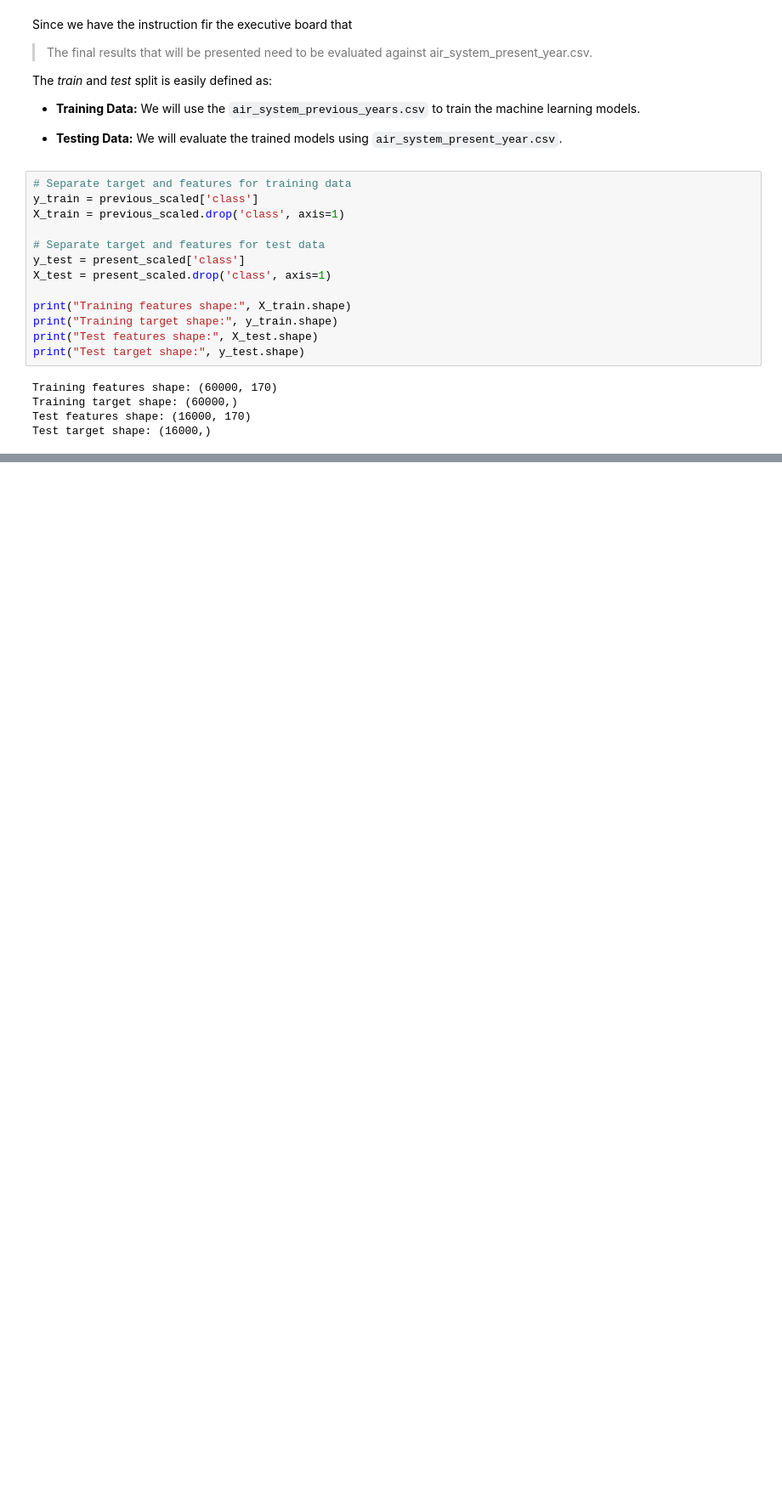
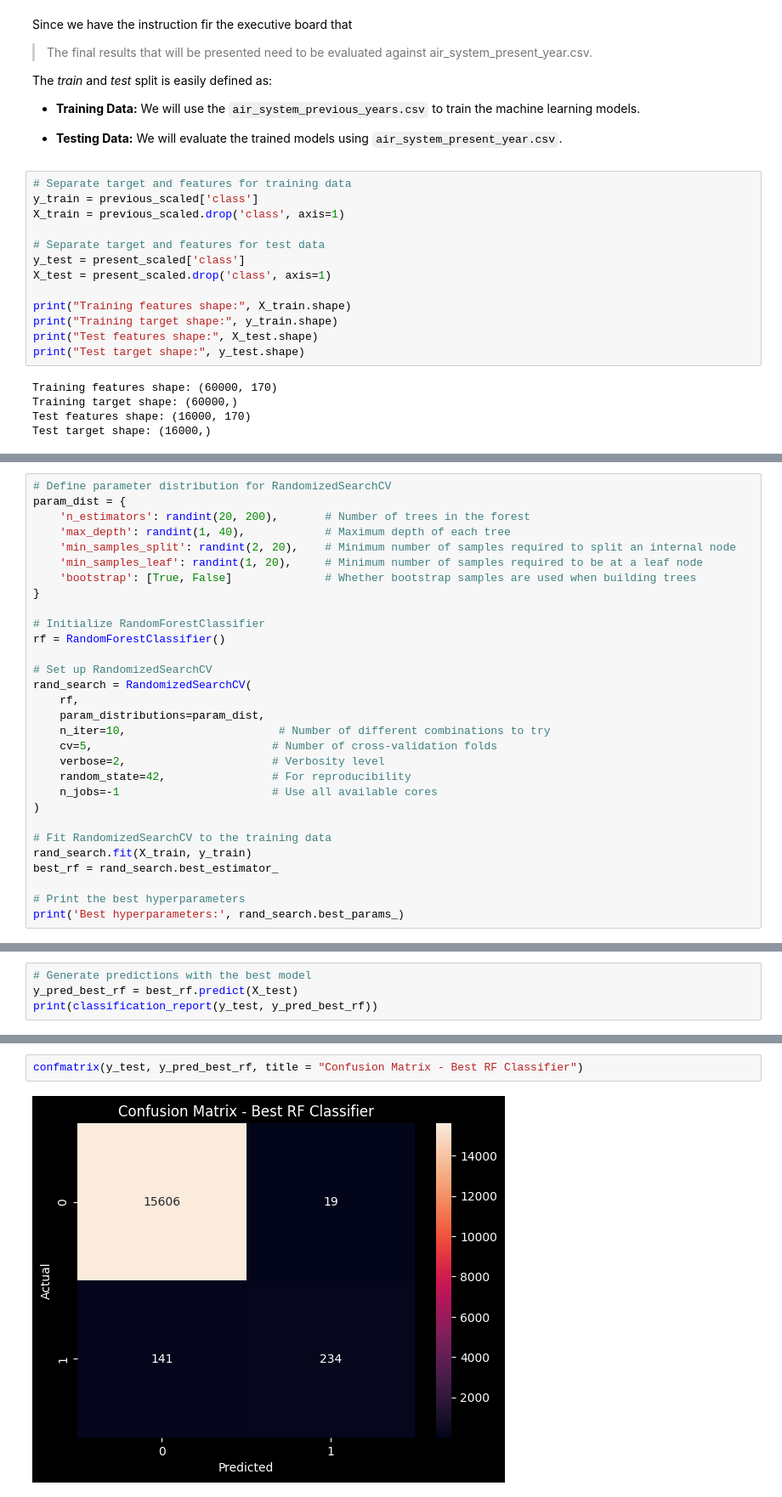
Before and after one commit to michelhilg/truck-maintenance-planning-ML, a Jupyter notebook: notebooks/05_Model_Training.ipynb, the cells around one changed output, grey strips where cells are left out. Shown at 85% size. Drawn from its saved outputs; the diff is of its cells as text; blank space fills up the shorter version.

```diff
--- a/notebooks/05_Model_Training.ipynb
+++ b/notebooks/05_Model_Training.ipynb
@@ -51,0 +146,30 @@ Test target shape: (16000,)
+# %%
+# Define parameter distribution for RandomizedSearchCV
+param_dist = {
+    'n_estimators': randint(20, 200),       # Number of trees in the forest
+    'max_depth': randint(1, 40),            # Maximum depth of each tree
+    'min_samples_split': randint(2, 20),    # Minimum number of samples required to split an internal node
+    'min_samples_leaf': randint(1, 20),     # Minimum number of samples required to be at a leaf node
+    'bootstrap': [True, False]              # Whether bootstrap samples are used when building trees
+}
+
+# Initialize RandomForestClassifier
+rf = RandomForestClassifier()
+
+# Set up RandomizedSearchCV
+rand_search = RandomizedSearchCV(
+    rf,
+    param_distributions=param_dist,
+    n_iter=10,                       # Number of different combinations to try
+    cv=5,                           # Number of cross-validation folds
+    verbose=2,                      # Verbosity level
+    random_state=42,                # For reproducibility
+    n_jobs=-1                       # Use all available cores
+)
+
+# Fit RandomizedSearchCV to the training data
+rand_search.fit(X_train, y_train)
+best_rf = rand_search.best_estimator_
+
+# Print the best hyperparameters
+print('Best hyperparameters:', rand_search.best_params_)
@@ -51,0 +194,4 @@ Test target shape: (16000,)
+# %%
+# Generate predictions with the best model
+y_pred_best_rf = best_rf.predict(X_test)
+print(classification_report(y_test, y_pred_best_rf))
@@ -51,0 +207,4 @@ Test target shape: (16000,)
+# %%
+confmatrix(y_test, y_pred_best_rf, title = "Confusion Matrix - Best RF Classifier")
+# %% [output]
+[figure, added]
```
Also changed, not shown: parts of 17 cells of this notebook, 1 other file.
